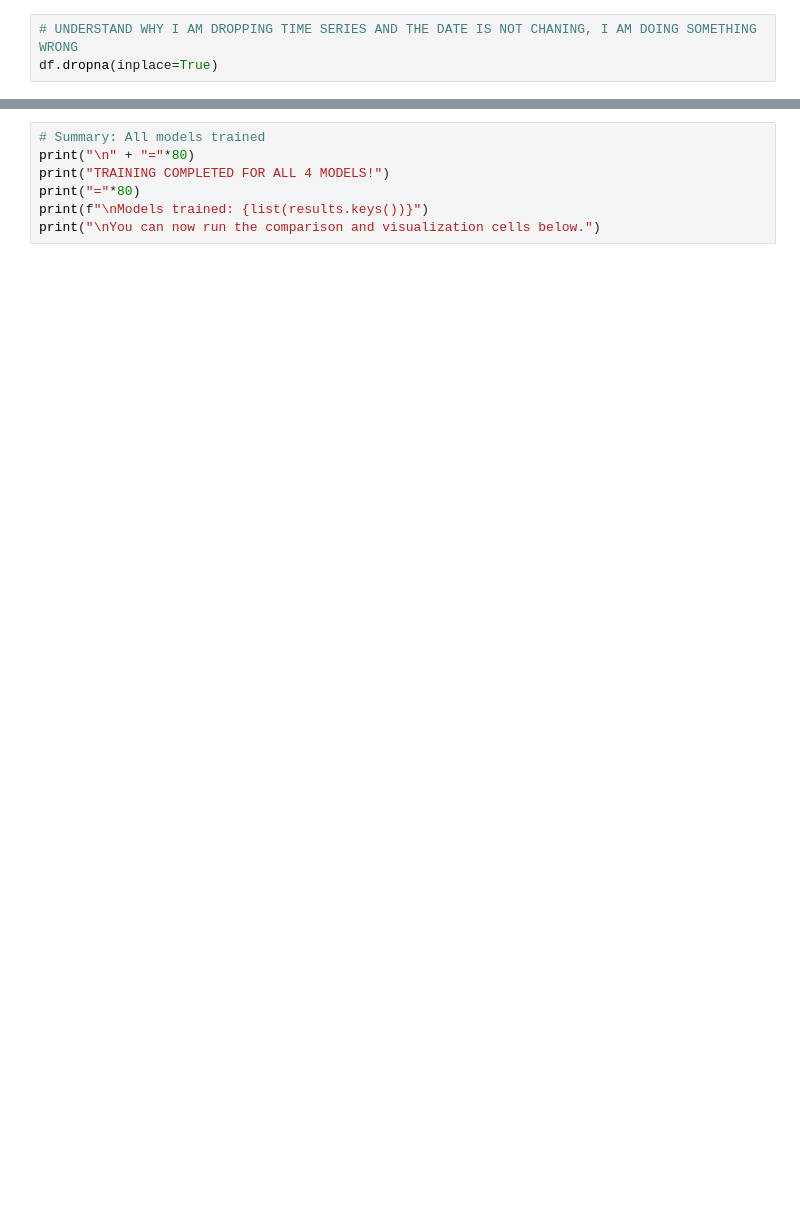
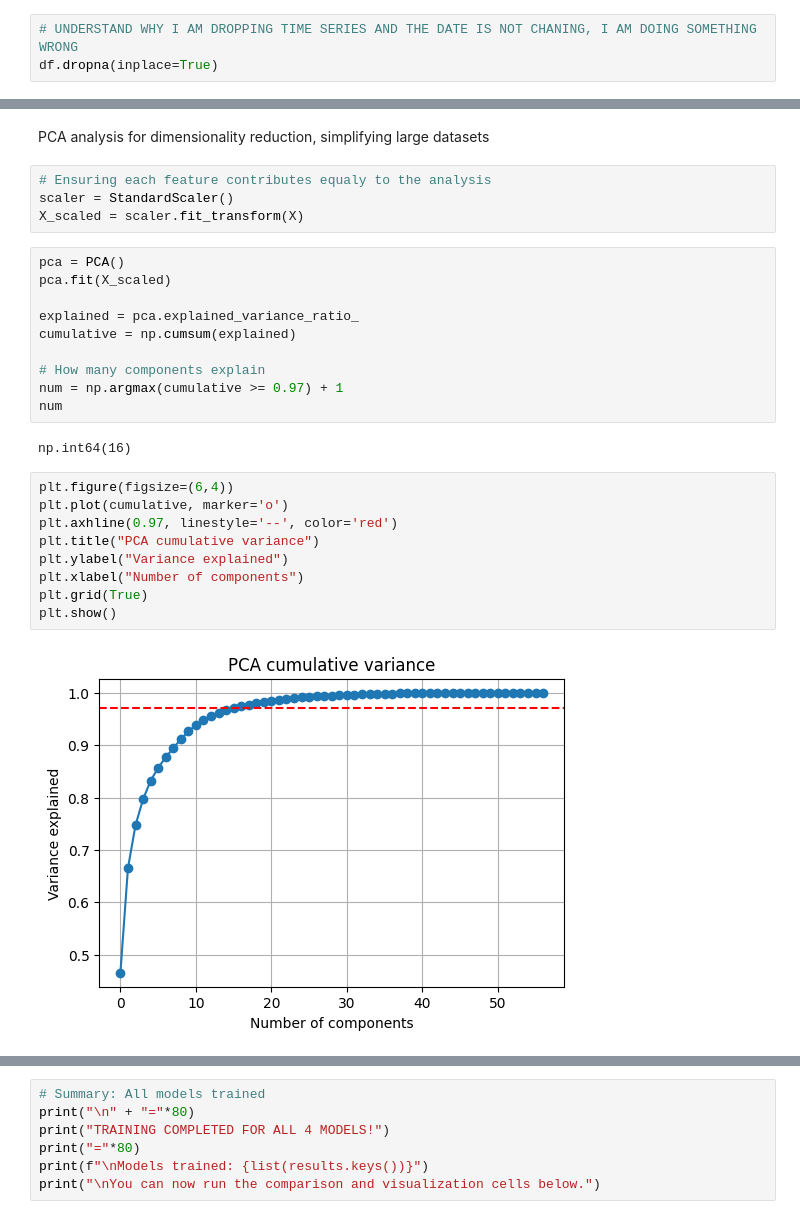
Before and after one commit to Sideral1/Machine-Learning-Final-Project, a Jupyter notebook: main.ipynb, the cells around one changed output, grey strips where cells are left out. Saved outputs shown, nothing was run; the diff lists cells and outputs as text; blank space fills up the shorter version.

```diff
--- a/main.ipynb
+++ b/main.ipynb
@@ -529,0 +545,29 @@ print(f"\nNew column 'CIMIS_Region_encoded' created with shape: {df['CIMIS_Regio
+# %% [markdown]
+PCA analysis for dimensionality reduction, simplifying large datasets
+# %%
+# Ensuring each feature contributes equaly to the analysis
+scaler = StandardScaler()
+X_scaled = scaler.fit_transform(X)
+# %%
+pca = PCA()
+pca.fit(X_scaled)
+
+explained = pca.explained_variance_ratio_
+cumulative = np.cumsum(explained)
+
+# How many components explain
+num = np.argmax(cumulative >= 0.97) + 1
+num
+# %% [output]
+np.int64(16)
+# %%
+plt.figure(figsize=(6,4))
+plt.plot(cumulative, marker='o')
+plt.axhline(0.97, linestyle='--', color='red')
+plt.title("PCA cumulative variance")
+plt.ylabel("Variance explained")
+plt.xlabel("Number of components")
+plt.grid(True)
+plt.show()
+# %% [output]
+[figure, added]
```
Also changed, not shown: parts of 48 cells of this notebook.
